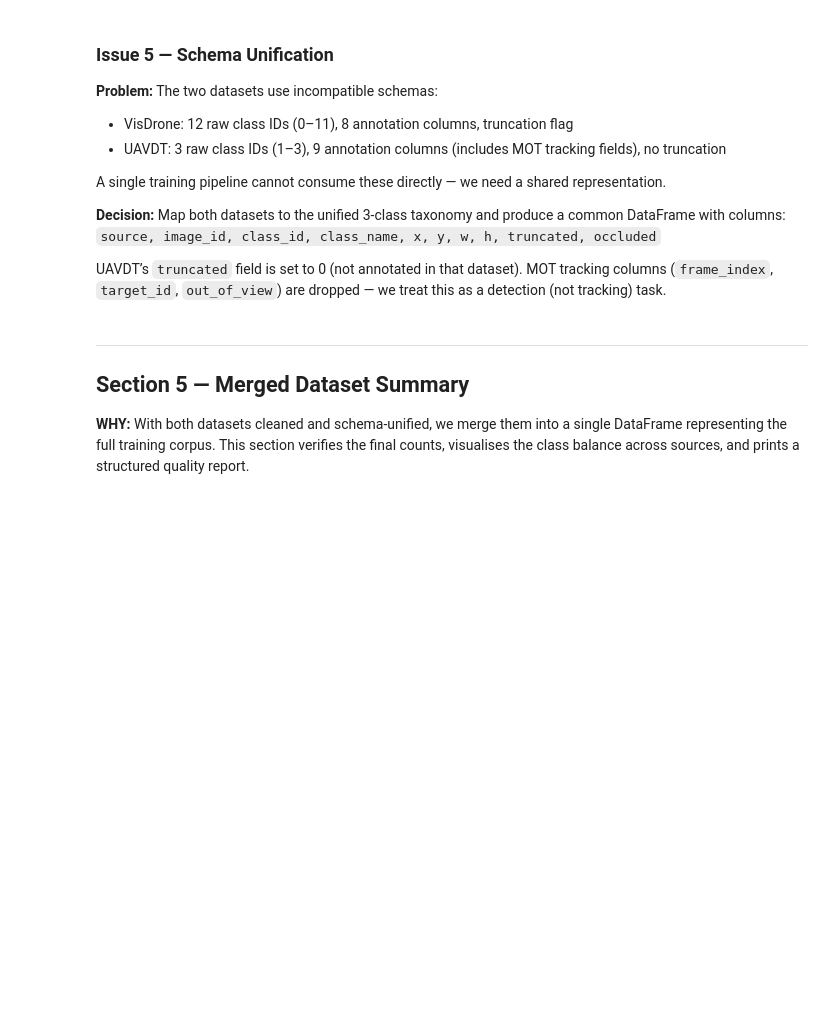
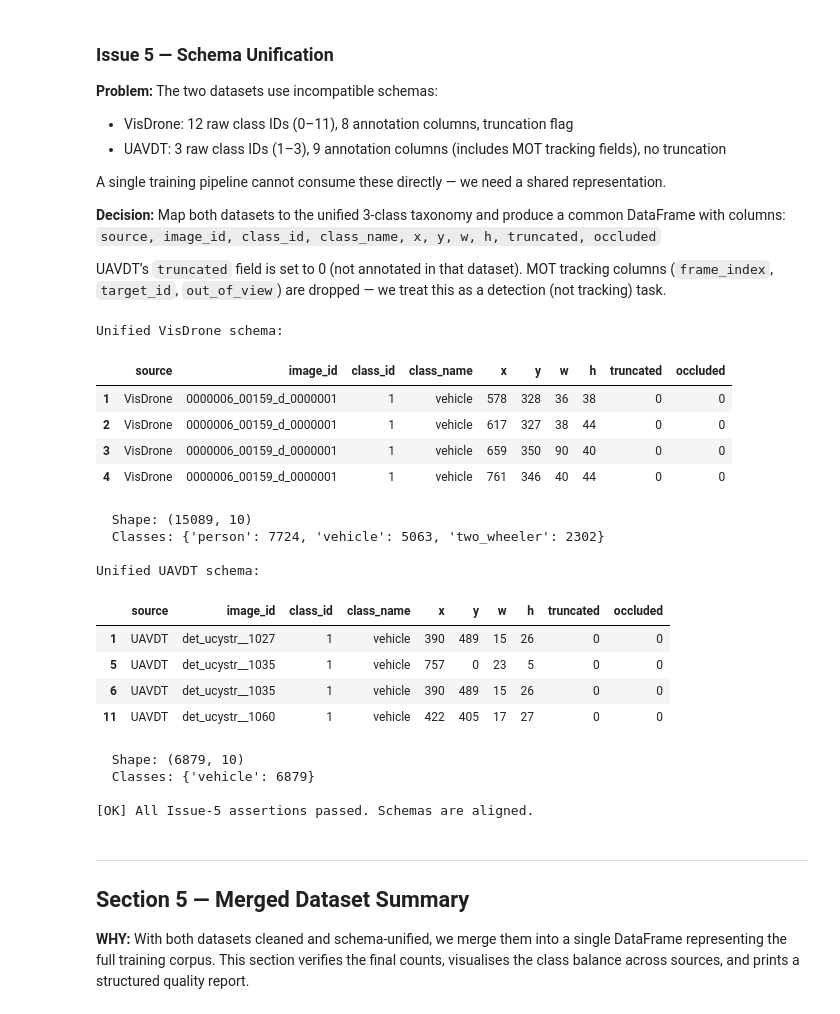
Before and after one commit to Ozai-03/drone-object-detection-capstone, a Jupyter notebook: notebooks/step5_data_wrangling.ipynb, the cells around one changed output. Cells and saved outputs as stored; diff of their text form; code cells hidden in the pictures; blank space fills up the shorter version.

```diff
--- a/notebooks/step5_data_wrangling.ipynb
+++ b/notebooks/step5_data_wrangling.ipynb
@@ -694,8 +916,9 @@ VISDRONE_MAP = {
    10: 2,   # motor       -> two_wheeler
 }
 
-# UAVDT raw class -> final class (all vehicle subtypes)
-UAVDT_MAP = {1: 1, 2: 1, 3: 1}  # car, truck, bus -> vehicle
+# UAVDT class -> final class.
+# On-disk files are YOLO 0-indexed: 0=car, 1=truck, 2=bus — all map to vehicle.
+UAVDT_MAP = {0: 1, 1: 1, 2: 1}
 
 UNIFIED_COLS = ["source", "image_id", "class_id", "class_name",
                 "x", "y", "w", "h", "truncated", "occluded"]
@@ -724,33 +947,53 @@ def unify_uavdt(df: pd.DataFrame) -> pd.DataFrame:
     d["class_name"] = d["class_id"].map(FINAL_CLASSES)
     d["truncated"]  = 0  # not annotated in UAVDT
     return d[["source", "image_id", "class_id", "class_name",
               "bbox_left", "bbox_top", "bbox_width", "bbox_height",
               "truncated", "occlusion"]].rename(columns={
         "bbox_left": "x", "bbox_top": "y",
         "bbox_width": "w", "bbox_height": "h",
         "occlusion": "occluded",
     })
 
 
 vd_unified = unify_visdrone(vd_c4)
 ua_unified = unify_uavdt(ua_c4)
 
 print("Unified VisDrone schema:")
 display(vd_unified.head(4))
 print(f"  Shape: {vd_unified.shape}")
 print(f"  Classes: {vd_unified['class_name'].value_counts().to_dict()}")
 
 print("\nUnified UAVDT schema:")
 display(ua_unified.head(4))
 print(f"  Shape: {ua_unified.shape}")
 print(f"  Classes: {ua_unified['class_name'].value_counts().to_dict()}")
 
 expected = set(UNIFIED_COLS)
 assert set(vd_unified.columns) == expected, f"VD schema mismatch: {set(vd_unified.columns)}"
 assert set(ua_unified.columns) == expected, f"UA schema mismatch: {set(ua_unified.columns)}"
 assert vd_unified["class_id"].between(0, 2).all(), "Out-of-range class_id in VD"
 assert ua_unified["class_id"].between(0, 2).all(), "Out-of-range class_id in UA"
 print("\n[OK] All Issue-5 assertions passed. Schemas are aligned.")
+# %% [output]
+Unified VisDrone schema:
+|  | source | image_id | class_id | class_name | x | y | w | h | truncated | occluded |
+| 1 | VisDrone | 0000006_00159_d_0000001 | 1 | vehicle | 578 | 328 | 36 | 38 | 0 | 0 |
+| 2 | VisDrone | 0000006_00159_d_0000001 | 1 | vehicle | 617 | 327 | 38 | 44 | 0 | 0 |
+| 3 | VisDrone | 0000006_00159_d_0000001 | 1 | vehicle | 659 | 350 | 90 | 40 | 0 | 0 |
+| 4 | VisDrone | 0000006_00159_d_0000001 | 1 | vehicle | 761 | 346 | 40 | 44 | 0 | 0 |
+  Shape: (15089, 10)
+  Classes: {'person': 7724, 'vehicle': 5063, 'two_wheeler': 2302}
+
+Unified UAVDT schema:
+|  | source | image_id | class_id | class_name | x | y | w | h | truncated | occluded |
+| 1 | UAVDT | det_ucystr__1027 | 1 | vehicle | 390 | 489 | 15 | 26 | 0 | 0 |
+| 5 | UAVDT | det_ucystr__1035 | 1 | vehicle | 757 | 0 | 23 | 5 | 0 | 0 |
+| 6 | UAVDT | det_ucystr__1035 | 1 | vehicle | 390 | 489 | 15 | 26 | 0 | 0 |
+| 11 | UAVDT | det_ucystr__1060 | 1 | vehicle | 422 | 405 | 17 | 27 | 0 | 0 |
+  Shape: (6879, 10)
+  Classes: {'vehicle': 6879}
+
+[OK] All Issue-5 assertions passed. Schemas are aligned.
 # %% [markdown]
 ---
 <a id='section-5'></a>
```
Also changed, not shown: parts of 21 cells of this notebook.
